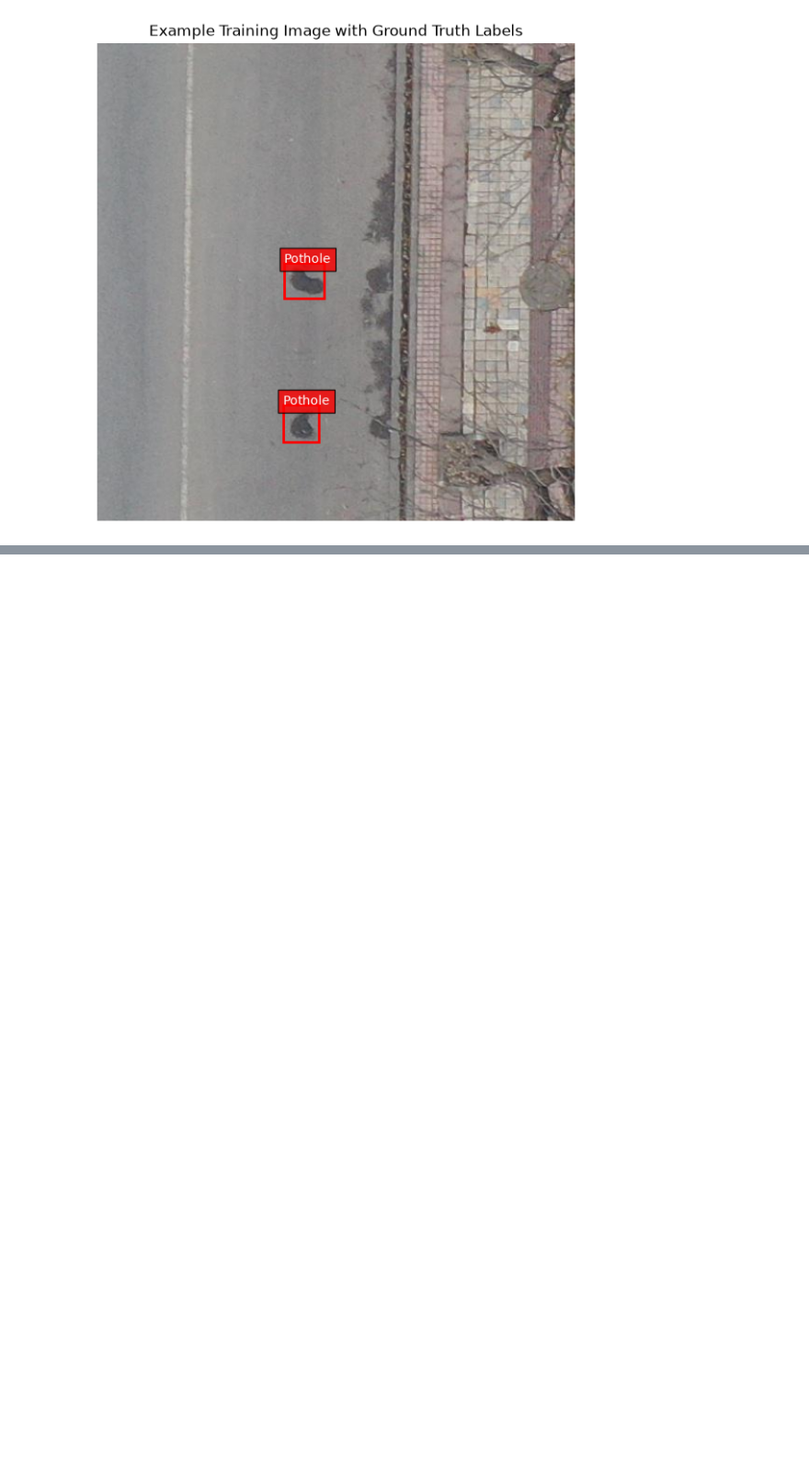
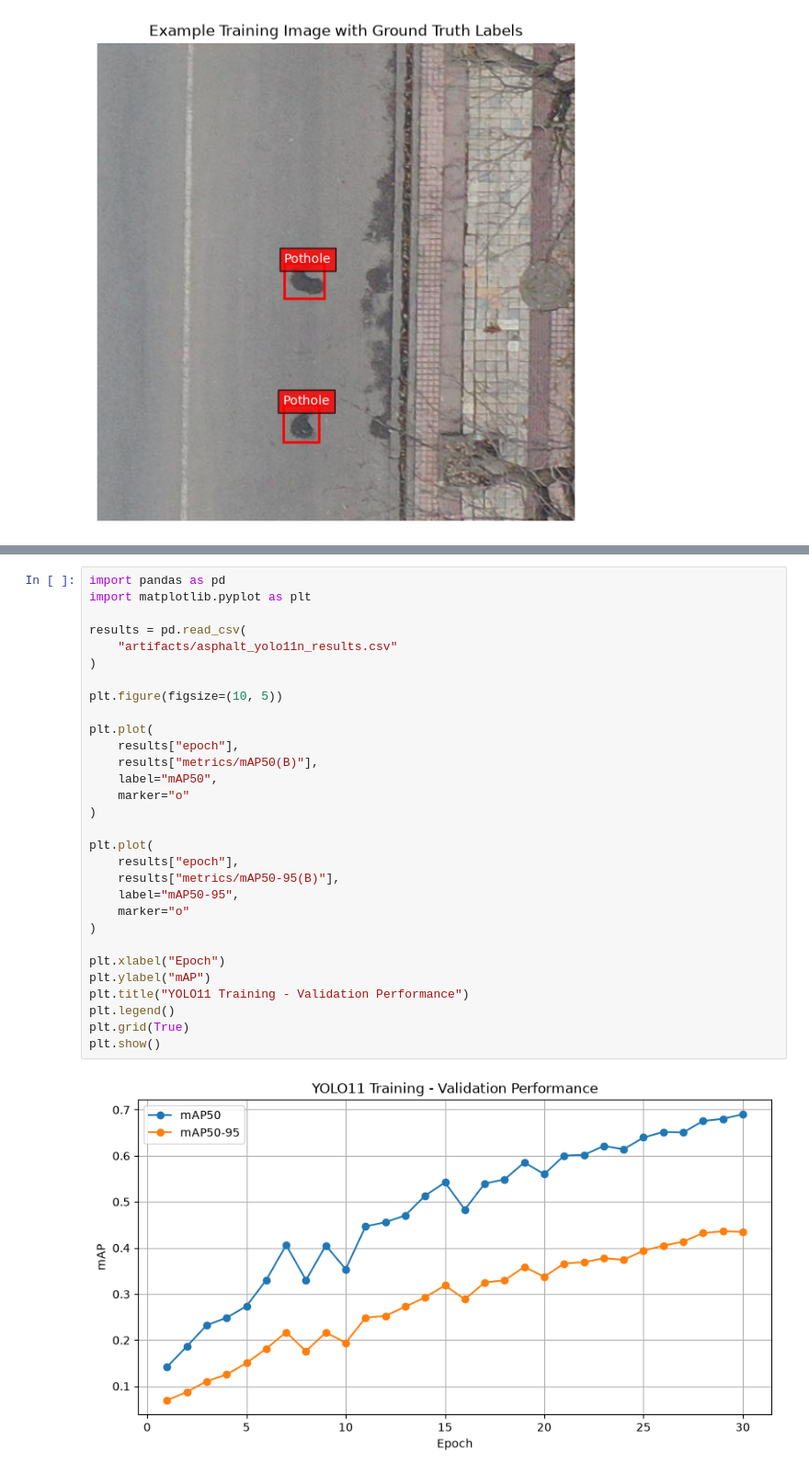
Before and after one commit to 94921234/daiist-assignment-2, a Jupyter notebook: train.ipynb, the cells around one changed output, grey strips where cells are left out. Shown at 92% size. Saved outputs shown, nothing was run; the diff lists cells and outputs as text; blank space fills up the shorter version.

```diff
--- a/train.ipynb
+++ b/train.ipynb
@@ -233,0 +238,32 @@ plt.show()
+# %%
+import pandas as pd
+import matplotlib.pyplot as plt
+
+results = pd.read_csv(
+    "artifacts/asphalt_yolo11n_results.csv"
+)
+
+plt.figure(figsize=(10, 5))
+
+plt.plot(
+    results["epoch"],
+    results["metrics/mAP50(B)"],
+    label="mAP50",
+    marker="o"
+)
+
+plt.plot(
+    results["epoch"],
+    results["metrics/mAP50-95(B)"],
+    label="mAP50-95",
+    marker="o"
+)
+
+plt.xlabel("Epoch")
+plt.ylabel("mAP")
+plt.title("YOLO11 Training - Validation Performance")
+plt.legend()
+plt.grid(True)
+plt.show()
+# %% [output]
+[figure, added]
```
Also changed, not shown: parts of 4 cells of this notebook, 3 other files.
